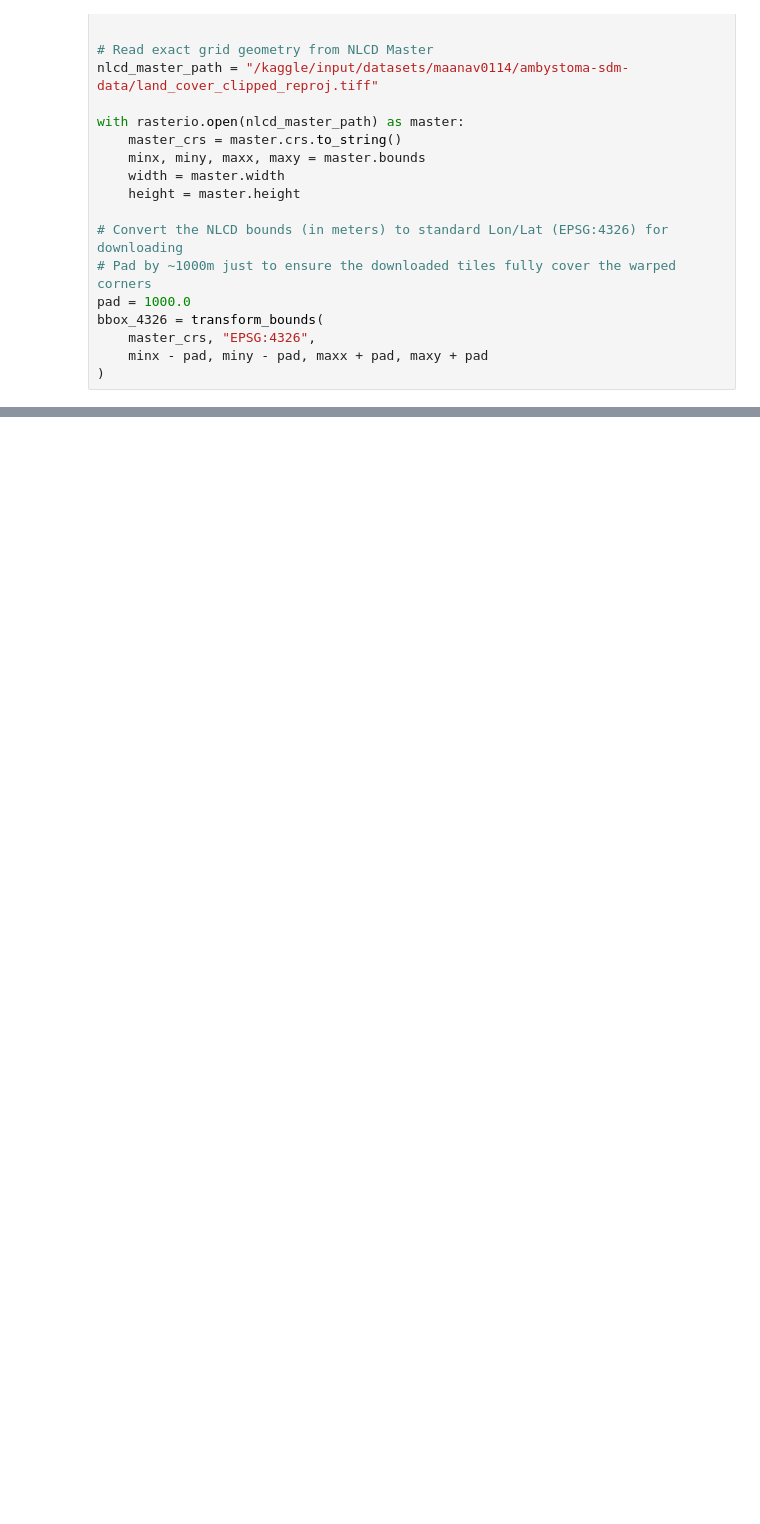
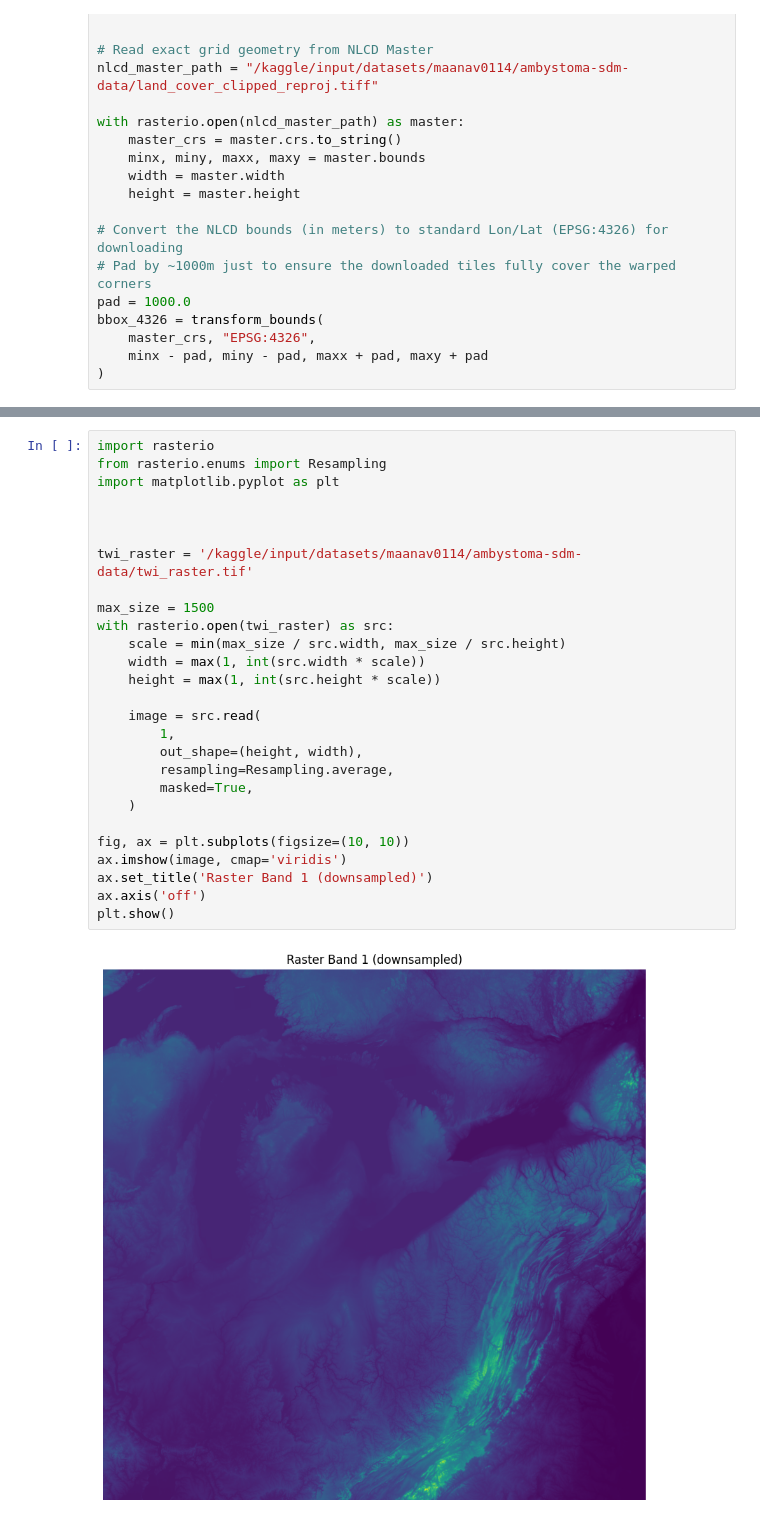
Before and after one commit to MaanavN/Ambystoma-Project, a Jupyter notebook: TWI_raster_prep.ipynb, the cells around one changed output, grey strips where cells are left out. Drawn from its saved outputs; the diff is of its cells as text; blank space fills up the shorter version.

Commit message:
Added vizualization of TWI raster

```diff
--- a/TWI_raster_prep.ipynb
+++ b/TWI_raster_prep.ipynb
@@ -106,0 +133,29 @@ print(f"Done! Final aligned TWI saved to: {final_twi}")
+# %%
+import rasterio
+from rasterio.enums import Resampling
+import matplotlib.pyplot as plt
+
+
+
+twi_raster = '/kaggle/input/datasets/maanav0114/ambystoma-sdm-data/twi_raster.tif'
+
+max_size = 1500
+with rasterio.open(twi_raster) as src:
+    scale = min(max_size / src.width, max_size / src.height)
+    width = max(1, int(src.width * scale))
+    height = max(1, int(src.height * scale))
+
+    image = src.read(
+        1,
+        out_shape=(height, width),
+        resampling=Resampling.average,
+        masked=True,
+    )
+
+fig, ax = plt.subplots(figsize=(10, 10))
+ax.imshow(image, cmap='viridis')
+ax.set_title('Raster Band 1 (downsampled)')
+ax.axis('off')
+plt.show()
+# %% [output]
+[figure, added]
```
Also changed, not shown: parts of 3 cells of this notebook.
